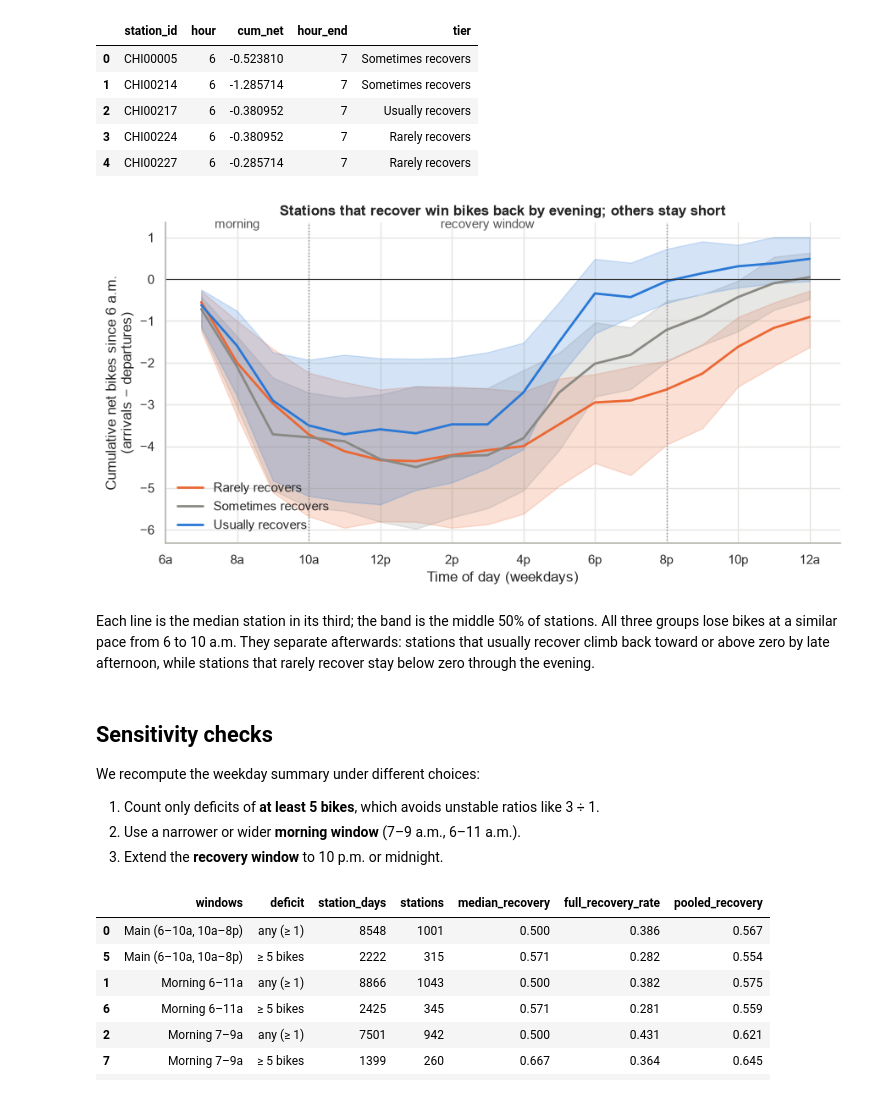
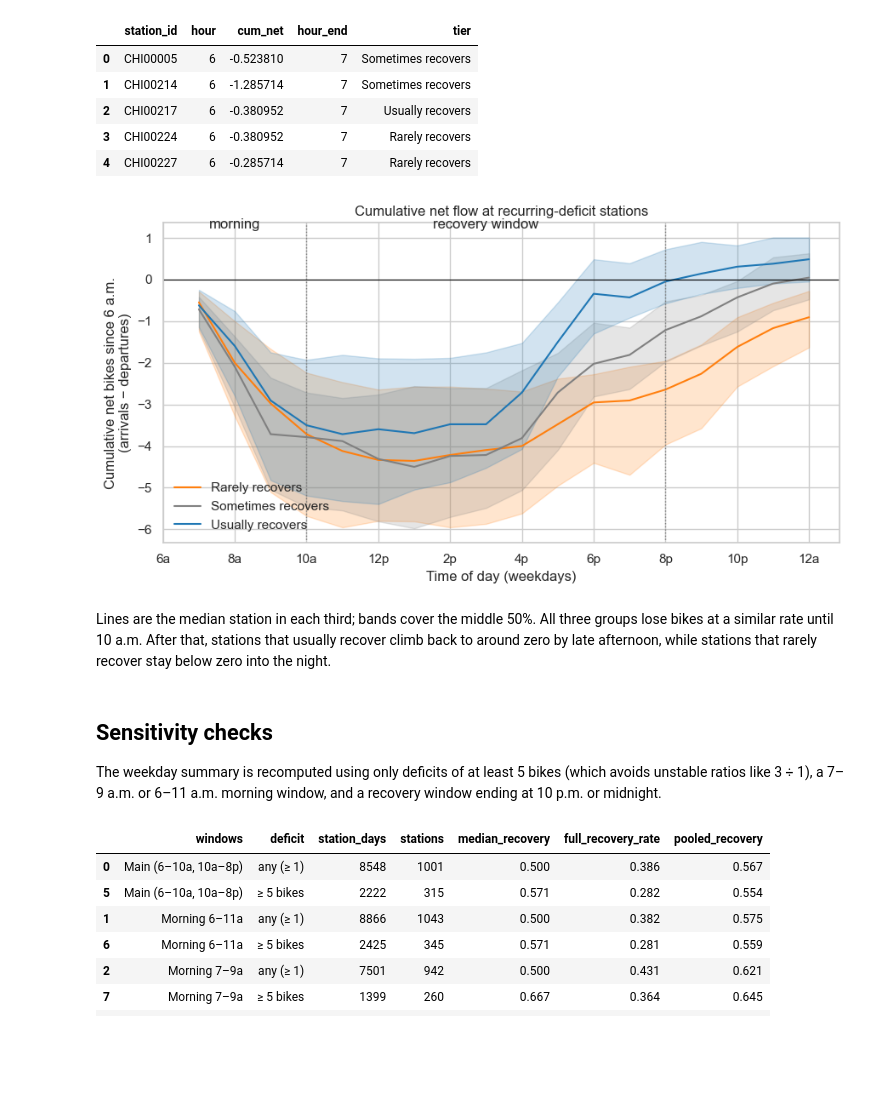
Before and after one commit to Danielchf2006/Divvy-riders-, a Jupyter notebook: notebooks/02_station_recovery_sean.ipynb, the cells around one changed output. Cells and saved outputs as stored; diff of their text form; code cells hidden in the pictures; blank space fills up the shorter version.

```diff
--- a/notebooks/02_station_recovery_sean.ipynb
+++ b/notebooks/02_station_recovery_sean.ipynb
@@ -21,25 +21,13 @@ DATA = Path("../data/processed")
 FIG = Path("../figures")
 FIG.mkdir(exist_ok=True)
 
-# Colors: fixed order, same meaning in every notebook
-BLUE, ORANGE, AQUA, GRAY = "#2a78d6", "#eb6834", "#1baf7a", "#8a8984"
-sns.set_theme(style="whitegrid", rc={
-    "axes.spines.top": False, "axes.spines.right": False,
-    "grid.color": "#e6e5e1", "axes.edgecolor": "#b9b8b2",
-    "axes.titleweight": "bold", "axes.titlesize": 12, "font.size": 10.5,
-    "lines.linewidth": 2,
-})
+sns.set_theme(style="whitegrid")
 
 MORNING, LATER = (6, 10), (10, 20)
 
 
 def recovery_summary(df, by):
-    """Recovery summary of morning-deficit station-days for each group in `by`.
-
-    The recovery ratio is unstable when the morning deficit is only 1-2 bikes, so we report three views:
-    median ratio, share with full recovery (ratio >= 1), and pooled recovery
-    (total later net arrivals / total morning net departures, which weights big deficits more).
-    """
+    """Median recovery, full-recovery rate, and pooled recovery for each group in `by`."""
     out = df.groupby(by).agg(
         station_days=("recovery", "count"),
         stations=("station_id", "nunique"),
@@ -215,36 +196,31 @@ curves_long.head()
 | 3 | CHI00224 | 6 | -0.380952 | 7 | Rarely recovers |
 | 4 | CHI00227 | 6 | -0.285714 | 7 | Rarely recovers |
 # %%
-tier_colors = {"Rarely recovers": ORANGE, "Sometimes recovers": GRAY, "Usually recovers": BLUE}
+tier_colors = {"Rarely recovers": "tab:orange", "Sometimes recovers": "gray", "Usually recovers": "tab:blue"}
 fig, ax = plt.subplots(figsize=(9, 4.8))
 sns.lineplot(data=curves_long, x="hour_end", y="cum_net", hue="tier", palette=tier_colors,
              estimator="median", errorbar=("pi", 50), ax=ax)
-ax.axhline(0, color="#333", lw=0.8)
+ax.axhline(0, color="black", lw=0.8)
 for h in (MORNING[1], LATER[1]):
-    ax.axvline(h, color=GRAY, ls=":", lw=1)
+    ax.axvline(h, color="gray", ls=":", lw=1)
 top = ax.get_ylim()[1]
-ax.text(8, top * 0.9, "morning", ha="center", color="#555")
-ax.text(15, top * 0.9, "recovery window", ha="center", color="#555")
+ax.text(8, top * 0.9, "morning", ha="center")
+ax.text(15, top * 0.9, "recovery window", ha="center")
 ax.set_xticks([6, 8, 10, 12, 14, 16, 18, 20, 22, 24], ["6a", "8a", "10a", "12p", "2p", "4p", "6p", "8p", "10p", "12a"])
 ax.set(xlabel="Time of day (weekdays)", ylabel="Cumulative net bikes since 6 a.m.\n(arrivals − departures)",
-       title="Stations that recover win bikes back by evening; others stay short")
+       title="Cumulative net flow at recurring-deficit stations")
 ax.legend(title=None, frameon=False, loc="lower left")
 fig.tight_layout()
 fig.savefig(FIG / "sean_cumulative_hourly_flow.png", dpi=200)
 plt.show()
 # %% [output]
-[figure, old version]
+[figure, new version]
 # %% [markdown]
-Each line is the median station in its third; the band is the middle 50% of stations.
-All three groups lose bikes at a similar pace from 6 to 10 a.m. They separate afterwards: stations that usually recover climb back toward or above zero by late afternoon, while stations that rarely recover stay below zero through the evening.
+Lines are the median station in each third; bands cover the middle 50%. All three groups lose bikes at a similar rate until 10 a.m. After that, stations that usually recover climb back to around zero by late afternoon, while stations that rarely recover stay below zero into the night.
 # %% [markdown]
 ## Sensitivity checks
 
-We recompute the weekday summary under different choices:
-
-1. Count only deficits of **at least 5 bikes**, which avoids unstable ratios like 3 ÷ 1.
-2. Use a narrower or wider **morning window** (7–9 a.m., 6–11 a.m.).
-3. Extend the **recovery window** to 10 p.m. or midnight.
+The weekday summary is recomputed using only deficits of at least 5 bikes (which avoids unstable ratios like 3 ÷ 1), a 7–9 a.m. or 6–11 a.m. morning window, and a recovery window ending at 10 p.m. or midnight.
 # %%
 weekday_events = events[events["day_type"] == "Weekday"]
 
```
Also changed, not shown: parts of 10 cells of this notebook, 7 other files.
